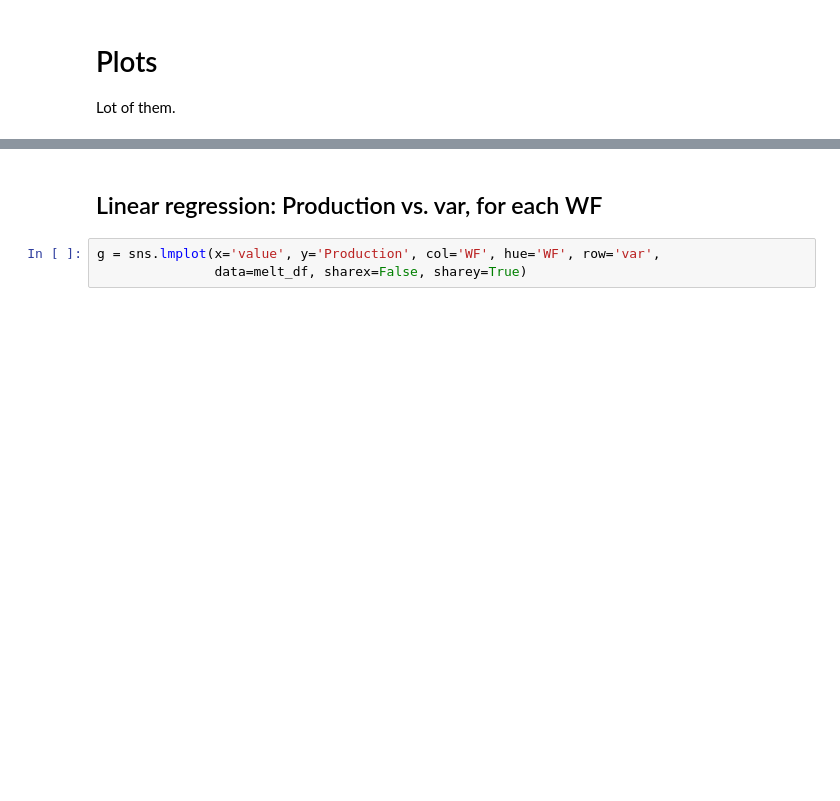
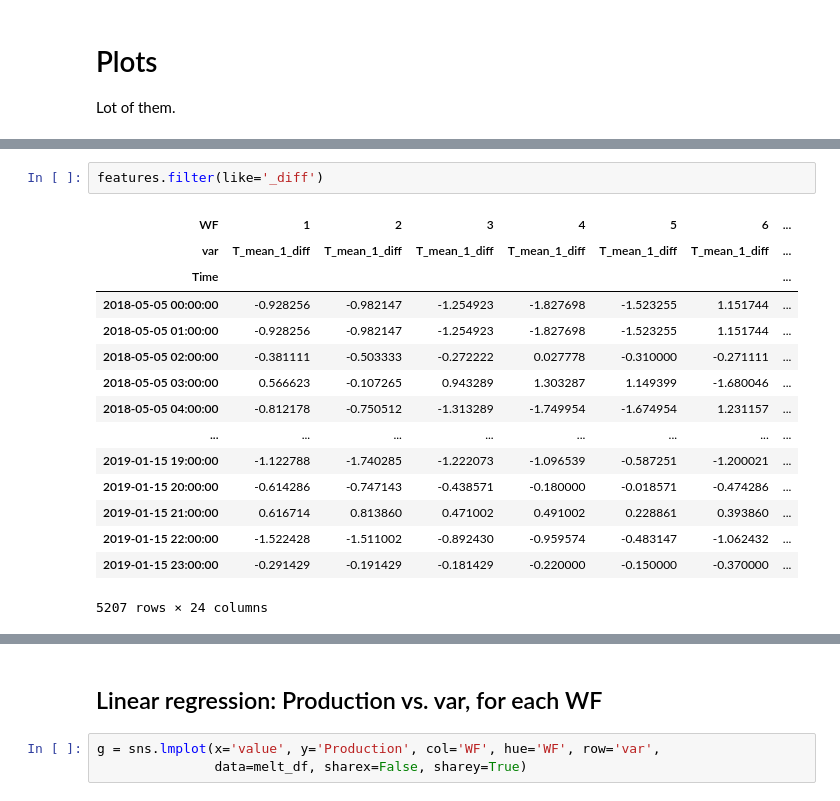
Before and after one commit to gaspardbb/astreos, a Jupyter notebook: plots.ipynb, the cells around one changed output, grey strips where cells are left out. Drawn from its saved outputs; the diff is of its cells as text; blank space fills up the shorter version.

```diff
--- a/plots.ipynb
+++ b/plots.ipynb
@@ -39,0 +21,18 @@ flat_df.head()
+# %%
+features.filter(like='_diff')
+# %% [output]
+| WF | 1 | 2 | 3 | 4 | 5 | 6 | ... |
+| var | T_mean_1_diff | T_mean_1_diff | T_mean_1_diff | T_mean_1_diff | T_mean_1_diff | T_mean_1_diff | ... |
+| Time |  |  |  |  |  |  | ... |
+| 2018-05-05 00:00:00 | -0.928256 | -0.982147 | -1.254923 | -1.827698 | -1.523255 | 1.151744 | ... |
+| 2018-05-05 01:00:00 | -0.928256 | -0.982147 | -1.254923 | -1.827698 | -1.523255 | 1.151744 | ... |
+| 2018-05-05 02:00:00 | -0.381111 | -0.503333 | -0.272222 | 0.027778 | -0.310000 | -0.271111 | ... |
+| 2018-05-05 03:00:00 | 0.566623 | -0.107265 | 0.943289 | 1.303287 | 1.149399 | -1.680046 | ... |
+| 2018-05-05 04:00:00 | -0.812178 | -0.750512 | -1.313289 | -1.749954 | -1.674954 | 1.231157 | ... |
+| ... | ... | ... | ... | ... | ... | ... | ... |
+| 2019-01-15 19:00:00 | -1.122788 | -1.740285 | -1.222073 | -1.096539 | -0.587251 | -1.200021 | ... |
+| 2019-01-15 20:00:00 | -0.614286 | -0.747143 | -0.438571 | -0.180000 | -0.018571 | -0.474286 | ... |
+| 2019-01-15 21:00:00 | 0.616714 | 0.813860 | 0.471002 | 0.491002 | 0.228861 | 0.393860 | ... |
+| 2019-01-15 22:00:00 | -1.522428 | -1.511002 | -0.892430 | -0.959574 | -0.483147 | -1.062432 | ... |
+| 2019-01-15 23:00:00 | -0.291429 | -0.191429 | -0.181429 | -0.220000 | -0.150000 | -0.370000 | ... |
+5207 rows × 24 columns
```
Also changed, not shown: parts of 5 cells of this notebook, 2 other files.
